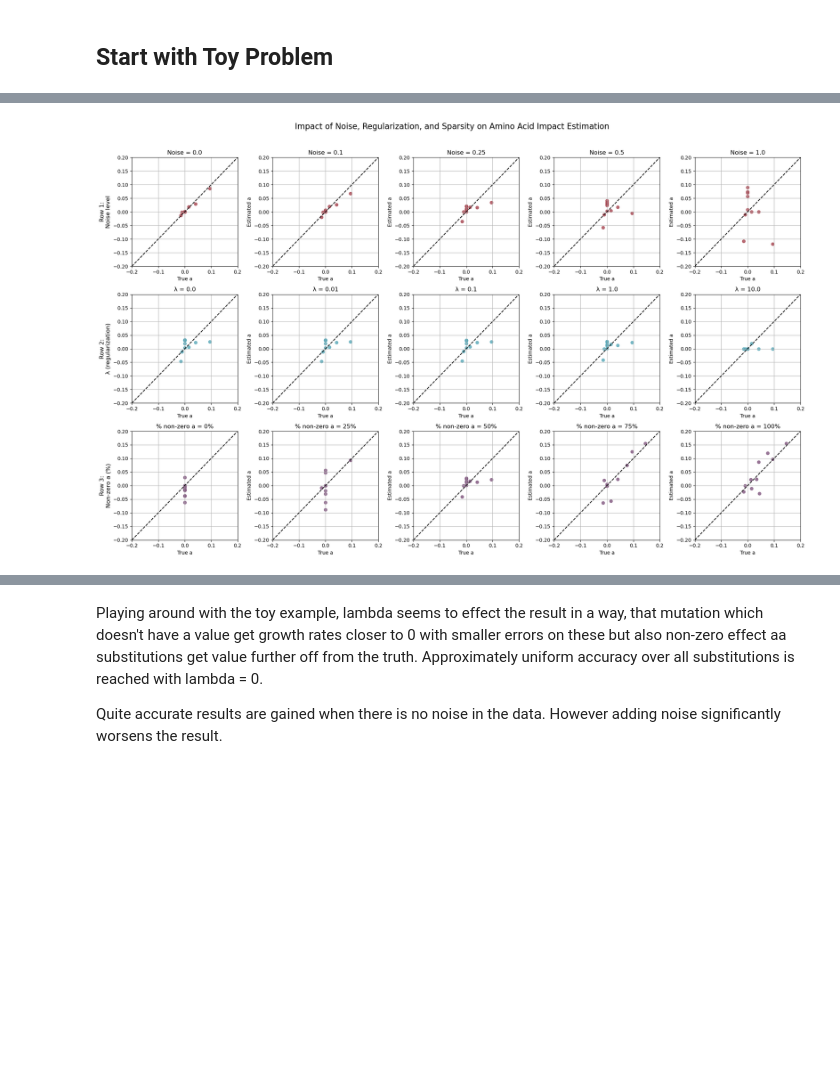
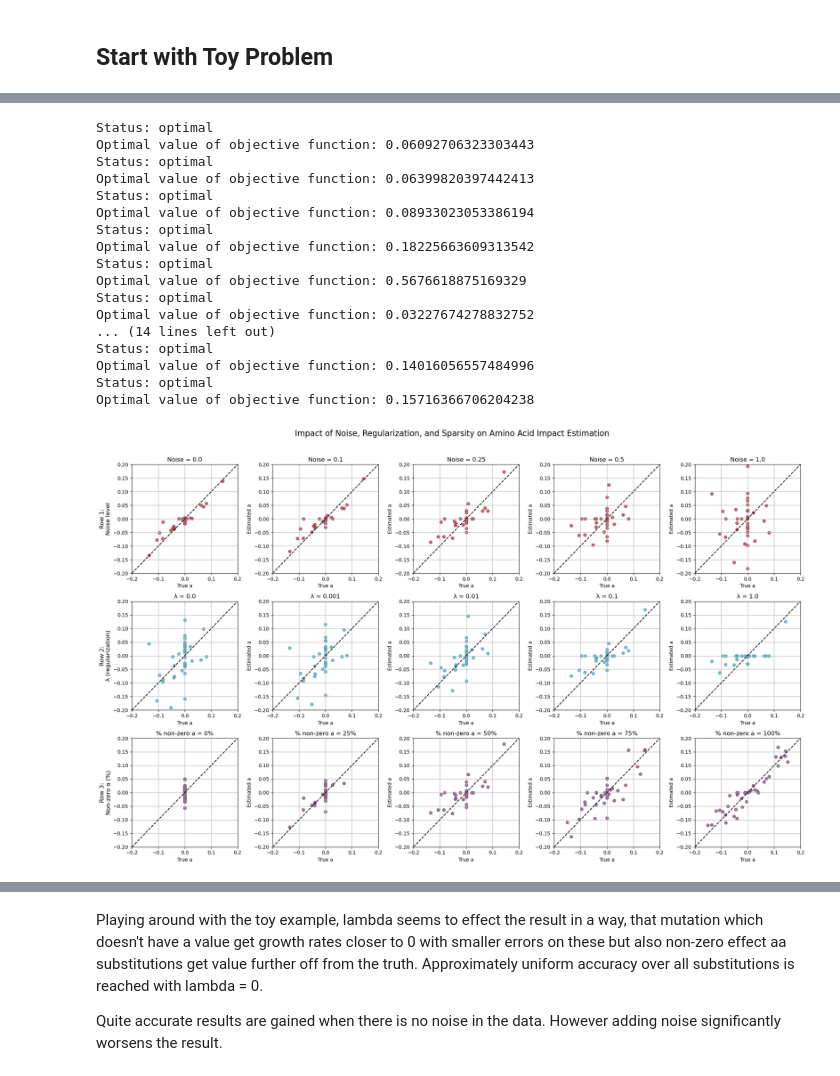
Before and after one commit to marie3003/mlr_predict_variant_composition, a Jupyter notebook: effects_aa_substitutions_fitness.ipynb, the cells around one changed output, grey strips where cells are left out. Saved outputs shown, nothing was run; the diff lists cells and outputs as text; code cells hidden in the pictures; blank space fills up the shorter version.

```diff
--- a/effects_aa_substitutions_fitness.ipynb
+++ b/effects_aa_substitutions_fitness.ipynb
@@ -51,23 +22,0 @@ dict_keys(['true_a', 'W', 'delta_s', 'C'])
-# %%
-def estimate_aa_impact(delta_s, C, W, _lambda=0.1):
-    """
-    Estimate the impact of amino acid substitutions on fitness.
-    """
-    np.random.seed(0)
-
-    # Cholesky decomposition for numerical stability
-    L = cholesky(C, lower=True)
-    L_inv = np.linalg.inv(L)
-
-    # Define optimization variable
-    a = cp.Variable(W.shape[1])
-
-    # Objective function
-    #objective = cp.Minimize(cp.quad_form(delta_s - W @ a, np.linalg.inv(C)) + _lambda * cp.norm(a, 1))
-    objective = cp.Minimize(cp.sum_squares(L_inv @ (delta_s - W @ a)) + _lambda * cp.norm(a, 1))
-
-    # Solve the optimization problem
-    prob = cp.Problem(objective)
-    prob.solve(solver=cp.OSQP)
-
-    return a.value
@@ -100,0 +43,4 @@ plot_true_vs_est(data['true_a'], est_a)
+# %%
+data = simulate_aa_substitution_data(n_variants, n_aachanges, percent_non0impact_aa=1, noise_level=0)
+est_a = estimate_aa_impact(data['delta_s'], data['C'], data['W'], _lambda=0)['a_est']
+plot_true_vs_est(data['true_a'], est_a)
@@ -110,43 +60,60 @@ def plot_true_vs_est_subplot(ax, true_a, est_a, title="", color="blue"):
     ax.grid(True)
 
 # --- Plot configuration ---
-n_variants = 20
-n_aachanges = 10
+n_variants = 50
+n_aachanges = 40
 noise_levels = [0.0, 0.1, 0.25, 0.5, 1.0]
-lambda_values = [0.0, 0.01, 0.1, 1.0, 10.0]
+lambda_values = [0.0, 0.001, 0.01, 0.1, 1.0]
 sparsity_levels = [0.0, 0.25, 0.5, 0.75, 1.0]
-lambda_fixed = 1
+lambda_fixed = 0.05
 noise_fixed = 0.3
 percent_non0impact_aa_fixed = 0.5
 
 # --- Subplots: 3 rows, 5 columns ---
 fig, axes = plt.subplots(3, 5, figsize=(20, 12))
 
 # Row 1: Different noise levels
 for i, noise in enumerate(noise_levels):
     data = simulate_aa_substitution_data(n_variants, n_aachanges, percent_non0impact_aa=percent_non0impact_aa_fixed, noise_level=noise)
-    est_a = estimate_aa_impact(data['delta_s'], data['C'], data['W'], _lambda=lambda_fixed)
+    est_a = estimate_aa_impact(data['delta_s'], data['C'], data['W'], _lambda=lambda_fixed)['a_est']
     plot_true_vs_est_subplot(axes[0, i], data['true_a'], est_a, title=f"Noise = {noise}", color="#a6444f")
 
 # Row 2: Different lambda values
 for i, _lambda in enumerate(lambda_values):
     data = simulate_aa_substitution_data(n_variants, n_aachanges, percent_non0impact_aa=percent_non0impact_aa_fixed, noise_level=noise_fixed)
-    est_a = estimate_aa_impact(data['delta_s'], data['C'], data['W'], _lambda=_lambda)
+    est_a = estimate_aa_impact(data['delta_s'], data['C'], data['W'], _lambda=_lambda)['a_est']
     plot_true_vs_est_subplot(axes[1, i], data['true_a'], est_a, title=f"λ = {_lambda}", color = "#57a8b8")
 
 # Row 3: Different sparsity levels (λ = 5)
 for i, sparsity in enumerate(sparsity_levels):
     data = simulate_aa_substitution_data(n_variants, n_aachanges, percent_non0impact_aa=sparsity, noise_level=noise_fixed)
-    est_a = estimate_aa_impact(data['delta_s'], data['C'], data['W'], _lambda=lambda_fixed)
+    est_a = estimate_aa_impact(data['delta_s'], data['C'], data['W'], _lambda=lambda_fixed)['a_est']
     plot_true_vs_est_subplot(axes[2, i], data['true_a'], est_a, title=f"% non-zero a = {int(100 * sparsity)}%", color="#80557e")
 
 # Row labels
 axes[0, 0].set_ylabel("Row 1:\nNoise level", fontsize=12)
 axes[1, 0].set_ylabel("Row 2:\nλ (regularization)", fontsize=12)
 axes[2, 0].set_ylabel("Row 3:\nNon-zero a (%)", fontsize=12)
 
 fig.suptitle("Impact of Noise, Regularization, and Sparsity on Amino Acid Impact Estimation", fontsize=16, y=1.02)
 plt.tight_layout()
 plt.show()
 # %% [output]
+Status: optimal
+Optimal value of objective function: 0.06092706323303443
+Status: optimal
+Optimal value of objective function: 0.06399820397442413
+Status: optimal
+Optimal value of objective function: 0.08933023053386194
+Status: optimal
+Optimal value of objective function: 0.18225663609313542
+Status: optimal
+Optimal value of objective function: 0.5676618875169329
+Status: optimal
+Optimal value of objective function: 0.03227674278832752
+... (14 lines left out)
+Status: optimal
+Optimal value of objective function: 0.14016056557484996
+Status: optimal
+Optimal value of objective function: 0.15716366706204238
-[figure, old version]
+[figure, new version]
```
Also changed, not shown: parts of 47 cells of this notebook, 5 other files.
